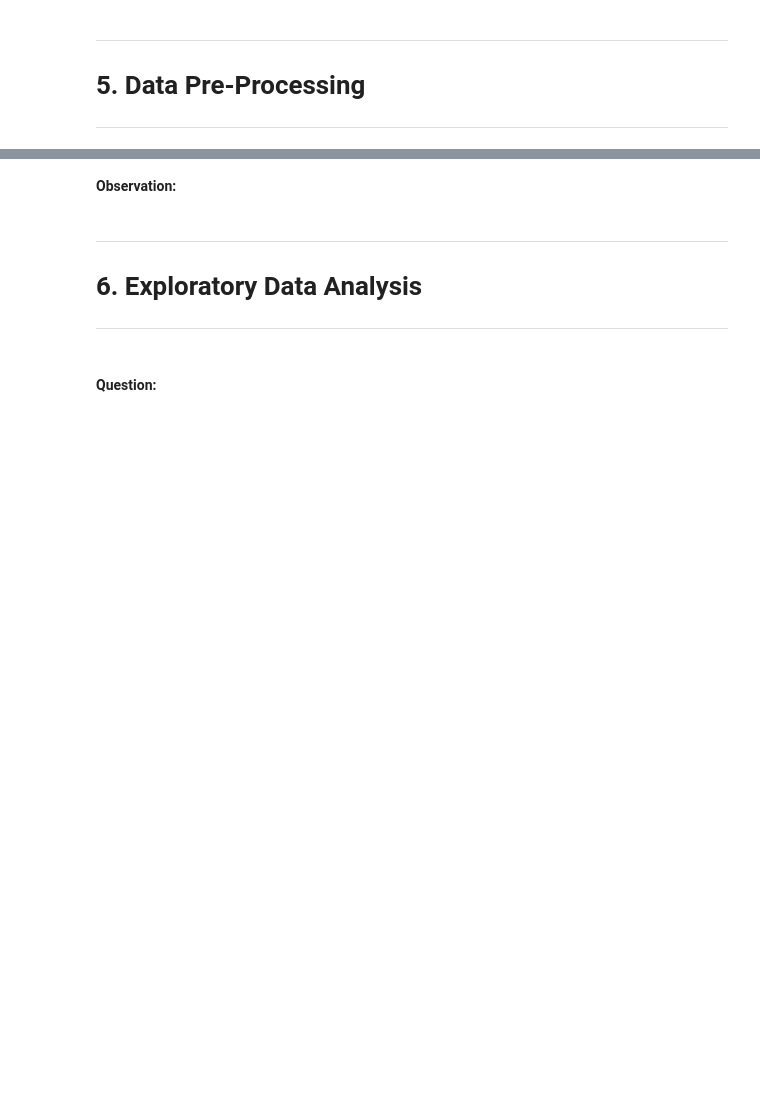
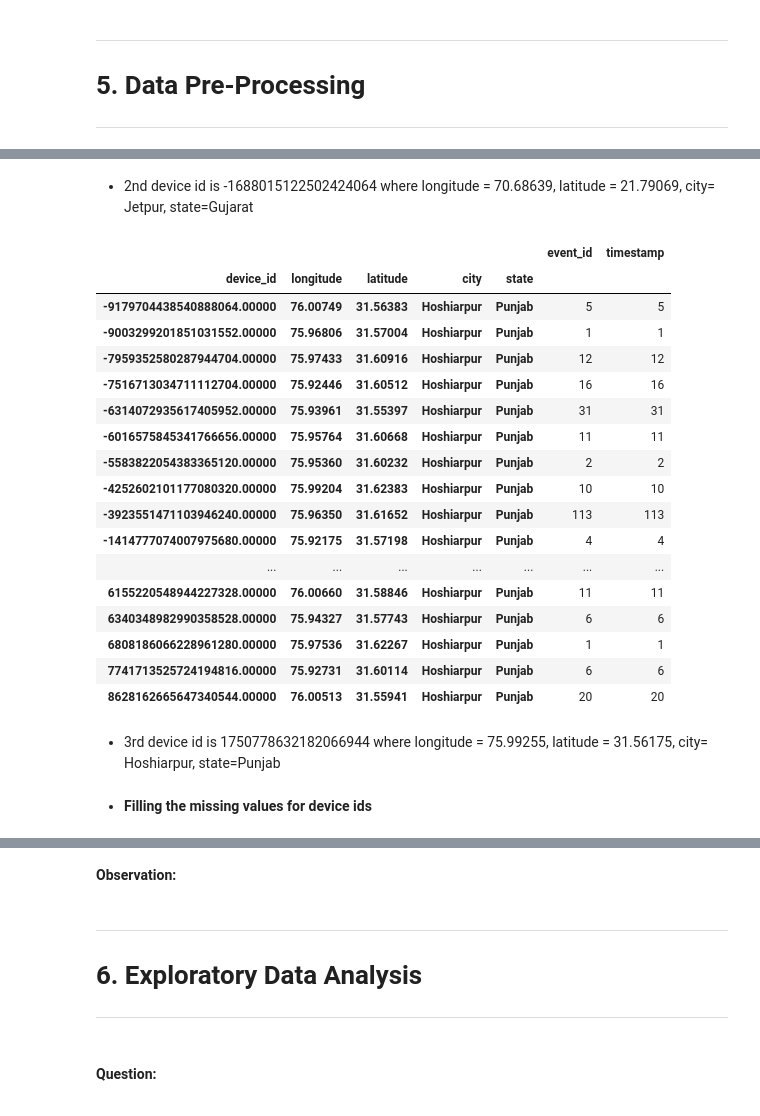
Before and after one commit to LishaJayesh/Capstone-Projects, a Jupyter notebook: Code Notebook/CDF Capstone Project.ipynb, the cells around one changed output, grey strips where cells are left out. Saved outputs shown, nothing was run; the diff lists cells and outputs as text; code cells hidden in the pictures; blank space fills up the shorter version.

```diff
--- a/Code Notebook/CDF Capstone Project.ipynb
+++ b/Code Notebook/CDF Capstone Project.ipynb
@@ -322,0 +516,27 @@ df_demo_details.describe(include=[object])
+# %% [markdown]
+ - 2nd device id is -1688015122502424064 where longitude = 70.68639, latitude = 21.79069, city= Jetpur, state=Gujarat
+# %%
+df_events_data_filtered[(df_events_data_filtered['city'] == 'Hoshiarpur') & (df_events_data_filtered['state'] == 'Punjab')].groupby(['device_id','longitude', 'latitude','city','state']).count()
+# %% [output]
+|  |  |  |  |  | event_id | timestamp |
+| device_id | longitude | latitude | city | state |  |  |
+| -9179704438540888064.00000 | 76.00749 | 31.56383 | Hoshiarpur | Punjab | 5 | 5 |
+| -9003299201851031552.00000 | 75.96806 | 31.57004 | Hoshiarpur | Punjab | 1 | 1 |
+| -7959352580287944704.00000 | 75.97433 | 31.60916 | Hoshiarpur | Punjab | 12 | 12 |
+| -7516713034711112704.00000 | 75.92446 | 31.60512 | Hoshiarpur | Punjab | 16 | 16 |
+| -6314072935617405952.00000 | 75.93961 | 31.55397 | Hoshiarpur | Punjab | 31 | 31 |
+| -6016575845341766656.00000 | 75.95764 | 31.60668 | Hoshiarpur | Punjab | 11 | 11 |
+| -5583822054383365120.00000 | 75.95360 | 31.60232 | Hoshiarpur | Punjab | 2 | 2 |
+| -4252602101177080320.00000 | 75.99204 | 31.62383 | Hoshiarpur | Punjab | 10 | 10 |
+| -3923551471103946240.00000 | 75.96350 | 31.61652 | Hoshiarpur | Punjab | 113 | 113 |
+| -1414777074007975680.00000 | 75.92175 | 31.57198 | Hoshiarpur | Punjab | 4 | 4 |
+| ... | ... | ... | ... | ... | ... | ... |
+| 6155220548944227328.00000 | 76.00660 | 31.58846 | Hoshiarpur | Punjab | 11 | 11 |
+| 6340348982990358528.00000 | 75.94327 | 31.57743 | Hoshiarpur | Punjab | 6 | 6 |
+| 6808186066228961280.00000 | 75.97536 | 31.62267 | Hoshiarpur | Punjab | 1 | 1 |
+| 7741713525724194816.00000 | 75.92731 | 31.60114 | Hoshiarpur | Punjab | 6 | 6 |
+| 8628162665647340544.00000 | 76.00513 | 31.55941 | Hoshiarpur | Punjab | 20 | 20 |
+# %% [markdown]
+- 3rd device id is 1750778632182066944 where longitude = 75.99255, latitude = 31.56175, city= Hoshiarpur, state=Punjab
+# %% [markdown]
+- **Filling the missing values for device ids**
```
Also changed, not shown: parts of 108 cells of this notebook.
